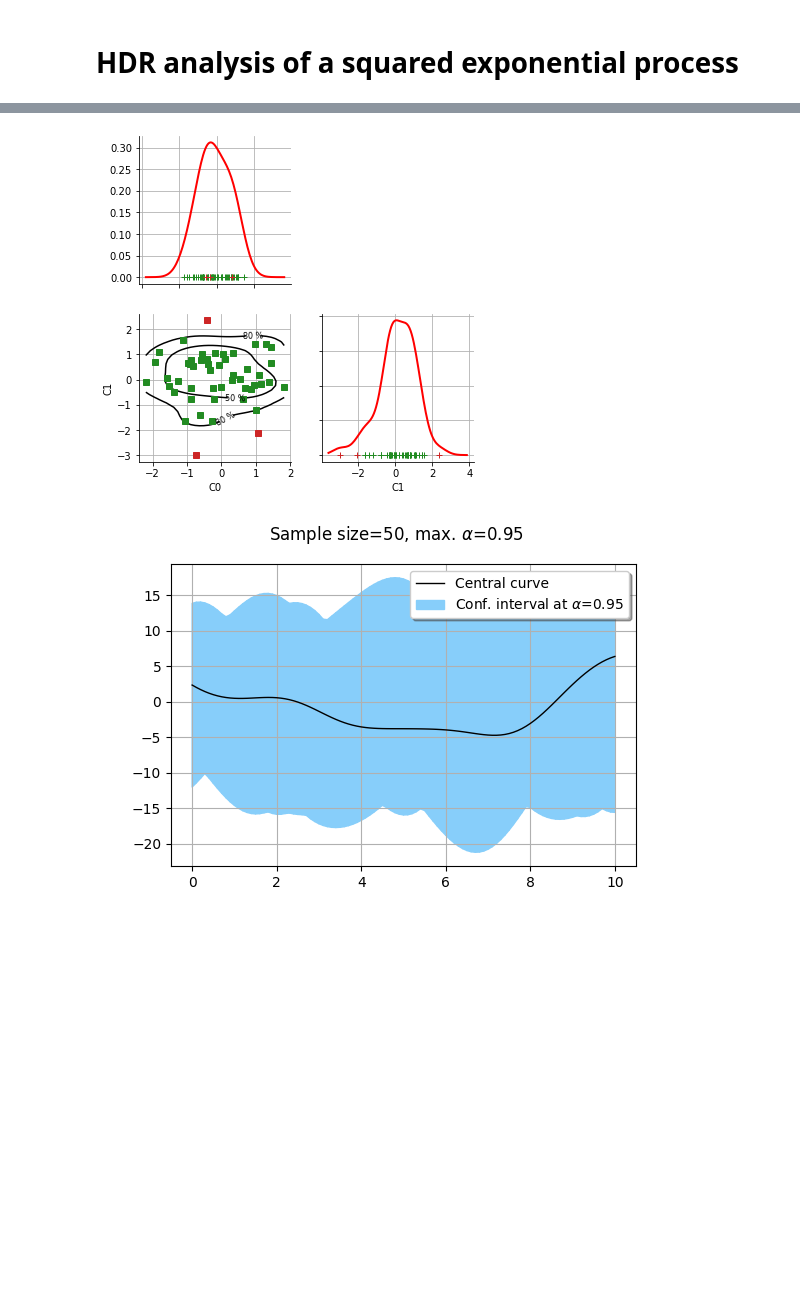
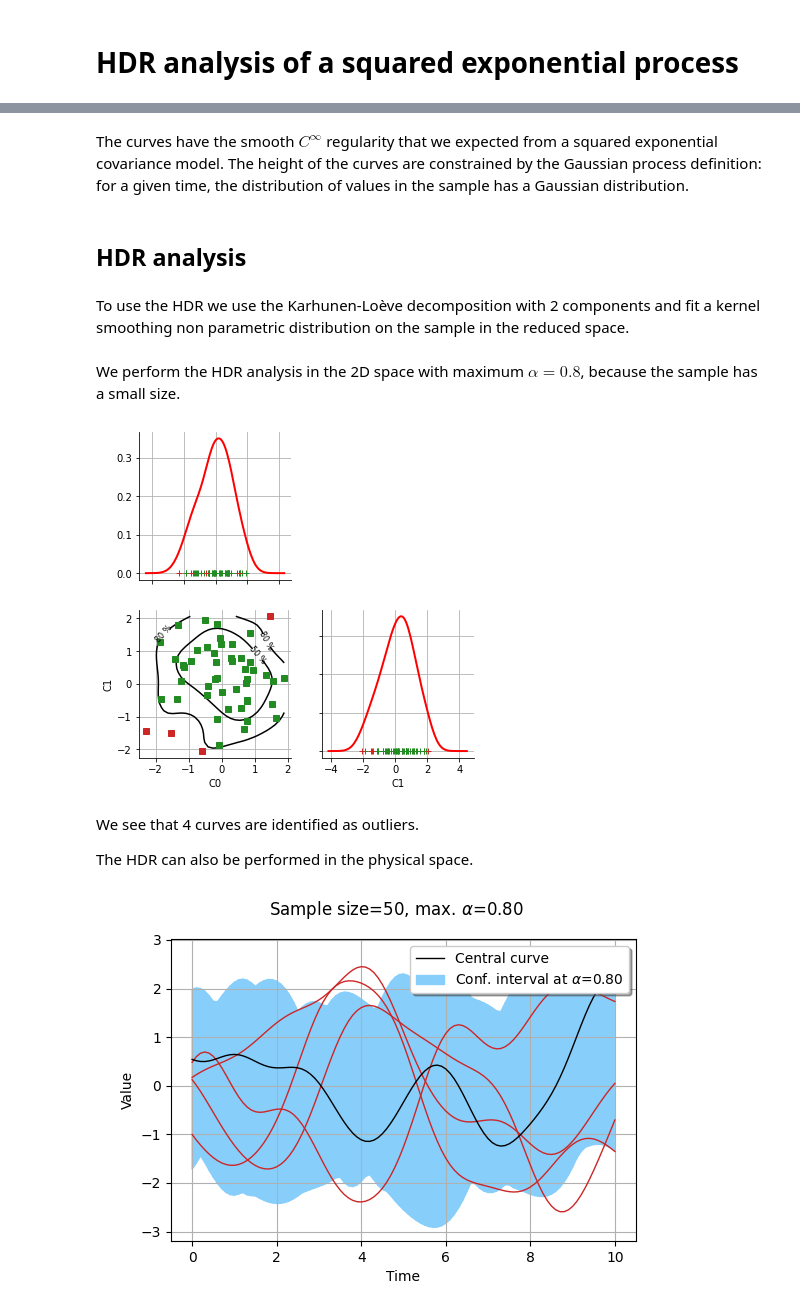
Before and after one commit to mbaudin47/othdrplot, a Jupyter notebook: doc/examples/HDR-Squared-Exponential.ipynb, the cells around one changed output, grey strips where cells are left out. Cells and saved outputs as stored; diff of their text form; code cells hidden in the pictures; blank space fills up the shorter version.

Commit message:
Added KL analysis

```diff
--- a/doc/examples/HDR-Squared-Exponential.ipynb
+++ b/doc/examples/HDR-Squared-Exponential.ipynb
@@ -39,9 +184,6 @@ def draw_grid(grid, figure_size=(6.0, 6.0)):
 # %%
-xmin = 0.0
-step = 0.1
-n = 100
-timeGrid = ot.RegularGrid(xmin, step, n + 1)
+mesher = ot.IntervalMesher([100])
+interval = ot.Interval([0.0], [10.0])
+timeGrid = mesher.build(interval)
 # %%
-amplitude = [7.0]
-scale = [1.5]
-covarianceModel = ot.SquaredExponential(scale, amplitude)
+covarianceModel = ot.SquaredExponential()
@@ -57,3 +201,9 @@ graph
+# %% [markdown]
+The curves have the smooth $C^\infty$ regularity that we expected from a squared exponential covariance model. The height of the curves are constrained by the Gaussian process definition: for a given time, the distribution of values in the sample has a Gaussian distribution.
+# %% [markdown]
+## HDR analysis
+# %% [markdown]
+To use the HDR we use the Karhunen-Loève decomposition with 2 components and fit a kernel smoothing non parametric distribution on the sample in the reduced space.
 # %%
 # KL decomposition
 reduction = othdr.KarhunenLoeveDimensionReductionAlgorithm(processSample, 2)
@@ -63,6 +213,8 @@ reducedComponents = reduction.getReducedComponents()
 # Distribution fit in reduced space
 ks = ot.KernelSmoothing()
 reducedDistribution = ks.build(reducedComponents)
+# %% [markdown]
+We perform the HDR analysis in the 2D space with maximum $\alpha=0.8$, because the sample has a small size.
 # %%
 mydp = othdr.HighDensityRegionAlgorithm(
     reducedComponents, reducedDistribution, [0.8, 0.5]
@@ -71,15 +223,21 @@ mydp.run()
 grid = mydp.draw(drawInliers=True)
 view = otv.View(grid).getFigure().set_size_inches(6.0, 6.0)
 # %% [output]
-[figure, old version]
+[figure, new version]
+# %% [markdown]
+We see that 4 curves are identified as outliers.
+
+The HDR can also be performed in the physical space.
 # %%
-alpha_max = 0.95
+alpha_max = 0.8
 hdr = othdr.ProcessHighDensityRegionAlgorithm(
     processSample, reducedComponents, reducedDistribution, [alpha_max, 0.5]
 )
 hdr.run()
 graph = hdr.draw()
 graph.setTitle(r"Sample size=%d, max. $\alpha$=%.2f" % (sample_size, alpha_max))
+graph.setYTitle("Value")
+graph.setXTitle("Time")
 graph
 # %% [output]
-[figure, old version]
+[figure, new version]
```
Also changed, not shown: parts of 31 cells of this notebook.
